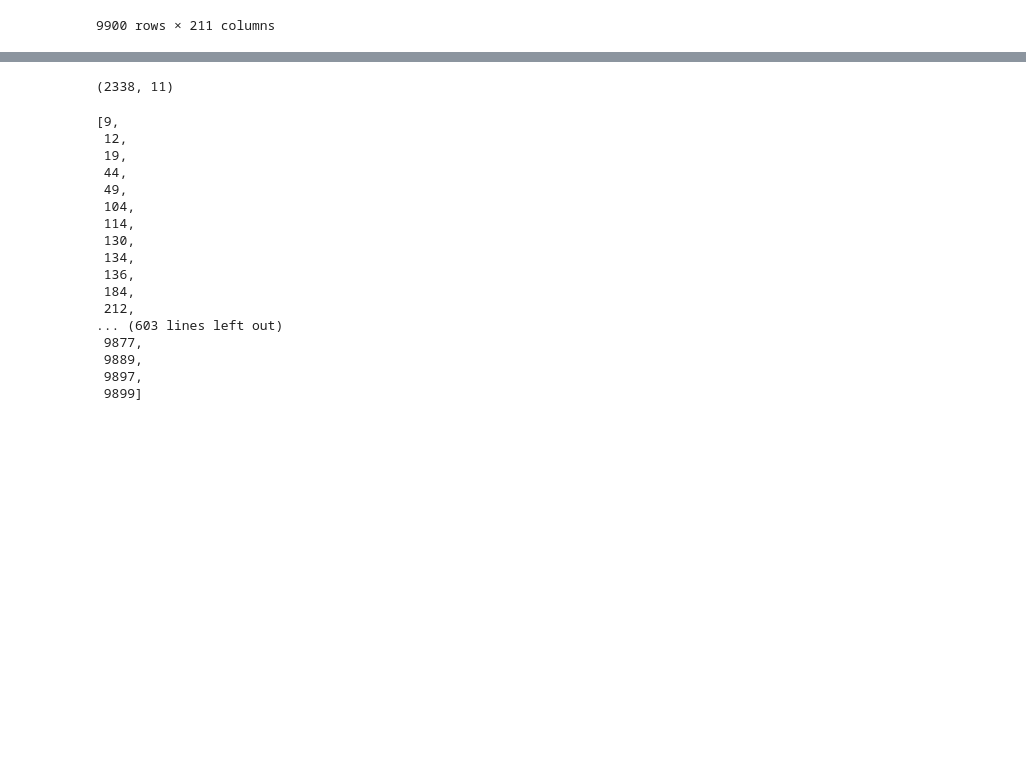
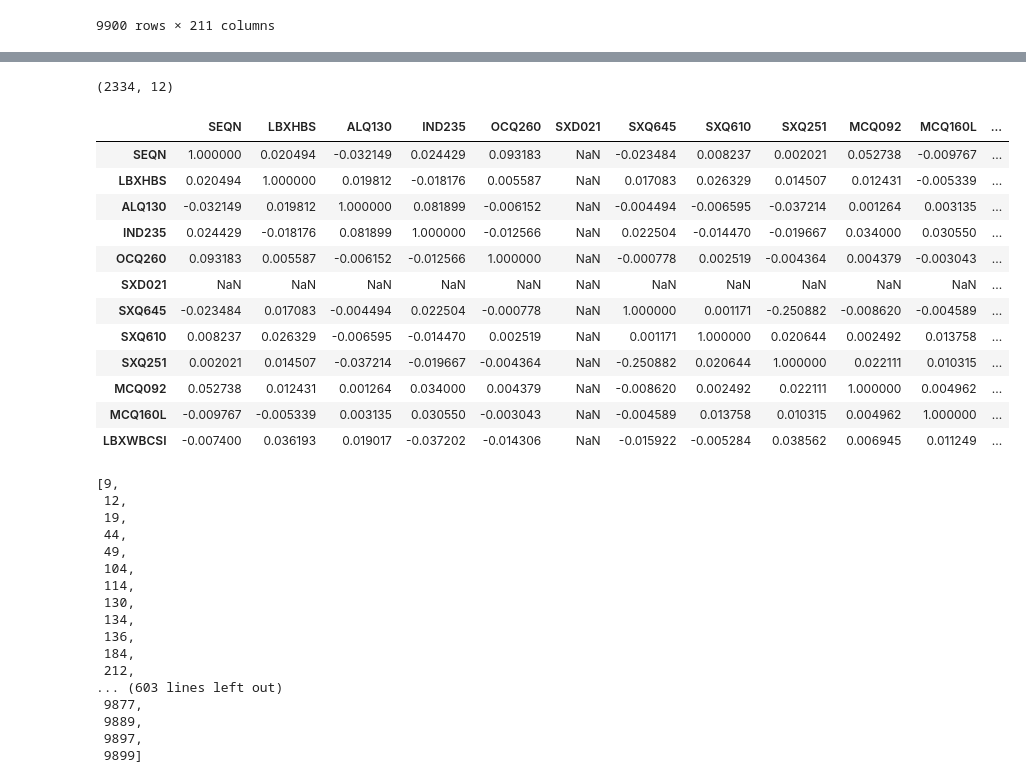
Before and after one commit to Nems240/DATA301-Practise, a Jupyter notebook: DATA301_EDA.ipynb, the cells around one changed output, grey strips where cells are left out. Saved outputs shown, nothing was run; the diff lists cells and outputs as text; code cells hidden in the pictures; blank space fills up the shorter version.

```diff
--- a/DATA301_EDA.ipynb
+++ b/DATA301_EDA.ipynb
@@ -146,7 +149,7 @@ full_data
 # %%
 # Dataset with columns we have selected
 complete_data = full_data[['SEQN', 'LBXHBS', 'ALQ130', 'IND235', 'OCQ260', 'SXD021', 'SXQ645',
-            'SXQ610', 'SXQ251', 'MCQ092', 'MCQ160L']]
+            'SXQ610', 'SXQ251', 'MCQ092', 'MCQ160L', 'LBXWBCSI']]
 # %%
 # Percentage of missing values in each feature
 percent_nulls = complete_data.isnull().mean() * 100
@@ -169,12 +173,31 @@ dtype: float64
 
 dropna_dataset = complete_data.dropna()
 # %%
-# After doing so still have 2338 instances
+# After doing so still have 2334 instances
 # Should be enough to split into 20-test, 80-training
 
 dropna_dataset.shape
 # %% [output]
-(2338, 11)
+(2334, 12)
+# %%
+# Looking at correlations - which are terriable
+# target variable is LBXHBS
+
+dropna_dataset.corr()
+# %% [output]
+|  | SEQN | LBXHBS | ALQ130 | IND235 | OCQ260 | SXD021 | SXQ645 | SXQ610 | SXQ251 | MCQ092 | MCQ160L | ... |
+| SEQN | 1.000000 | 0.020494 | -0.032149 | 0.024429 | 0.093183 | NaN | -0.023484 | 0.008237 | 0.002021 | 0.052738 | -0.009767 | ... |
+| LBXHBS | 0.020494 | 1.000000 | 0.019812 | -0.018176 | 0.005587 | NaN | 0.017083 | 0.026329 | 0.014507 | 0.012431 | -0.005339 | ... |
+| ALQ130 | -0.032149 | 0.019812 | 1.000000 | 0.081899 | -0.006152 | NaN | -0.004494 | -0.006595 | -0.037214 | 0.001264 | 0.003135 | ... |
+| IND235 | 0.024429 | -0.018176 | 0.081899 | 1.000000 | -0.012566 | NaN | 0.022504 | -0.014470 | -0.019667 | 0.034000 | 0.030550 | ... |
+| OCQ260 | 0.093183 | 0.005587 | -0.006152 | -0.012566 | 1.000000 | NaN | -0.000778 | 0.002519 | -0.004364 | 0.004379 | -0.003043 | ... |
+| SXD021 | NaN | NaN | NaN | NaN | NaN | NaN | NaN | NaN | NaN | NaN | NaN | ... |
+| SXQ645 | -0.023484 | 0.017083 | -0.004494 | 0.022504 | -0.000778 | NaN | 1.000000 | 0.001171 | -0.250882 | -0.008620 | -0.004589 | ... |
+| SXQ610 | 0.008237 | 0.026329 | -0.006595 | -0.014470 | 0.002519 | NaN | 0.001171 | 1.000000 | 0.020644 | 0.002492 | 0.013758 | ... |
+| SXQ251 | 0.002021 | 0.014507 | -0.037214 | -0.019667 | -0.004364 | NaN | -0.250882 | 0.020644 | 1.000000 | 0.022111 | 0.010315 | ... |
+| MCQ092 | 0.052738 | 0.012431 | 0.001264 | 0.034000 | 0.004379 | NaN | -0.008620 | 0.002492 | 0.022111 | 1.000000 | 0.004962 | ... |
+| MCQ160L | -0.009767 | -0.005339 | 0.003135 | 0.030550 | -0.003043 | NaN | -0.004589 | 0.013758 | 0.010315 | 0.004962 | 1.000000 | ... |
+| LBXWBCSI | -0.007400 | 0.036193 | 0.019017 | -0.037202 | -0.014306 | NaN | -0.015922 | -0.005284 | 0.038562 | 0.006945 | 0.011249 | ... |
 # %%
 # Finding indexes of missing values within the Hepatitis column
 complete_data[complete_data['LBXHBS'].isnull()].index.tolist()
```
Also changed, not shown: parts of 2 cells of this notebook.
